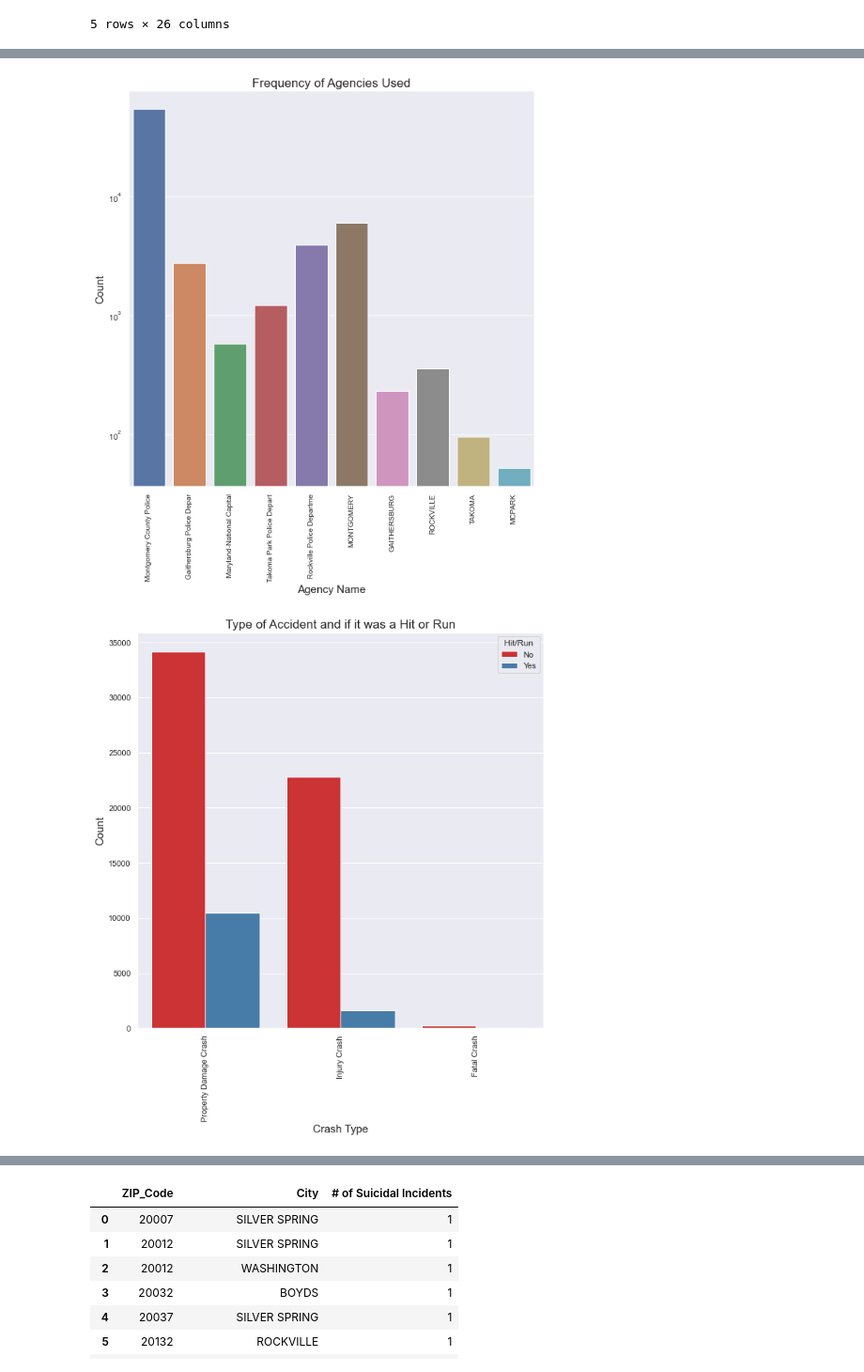
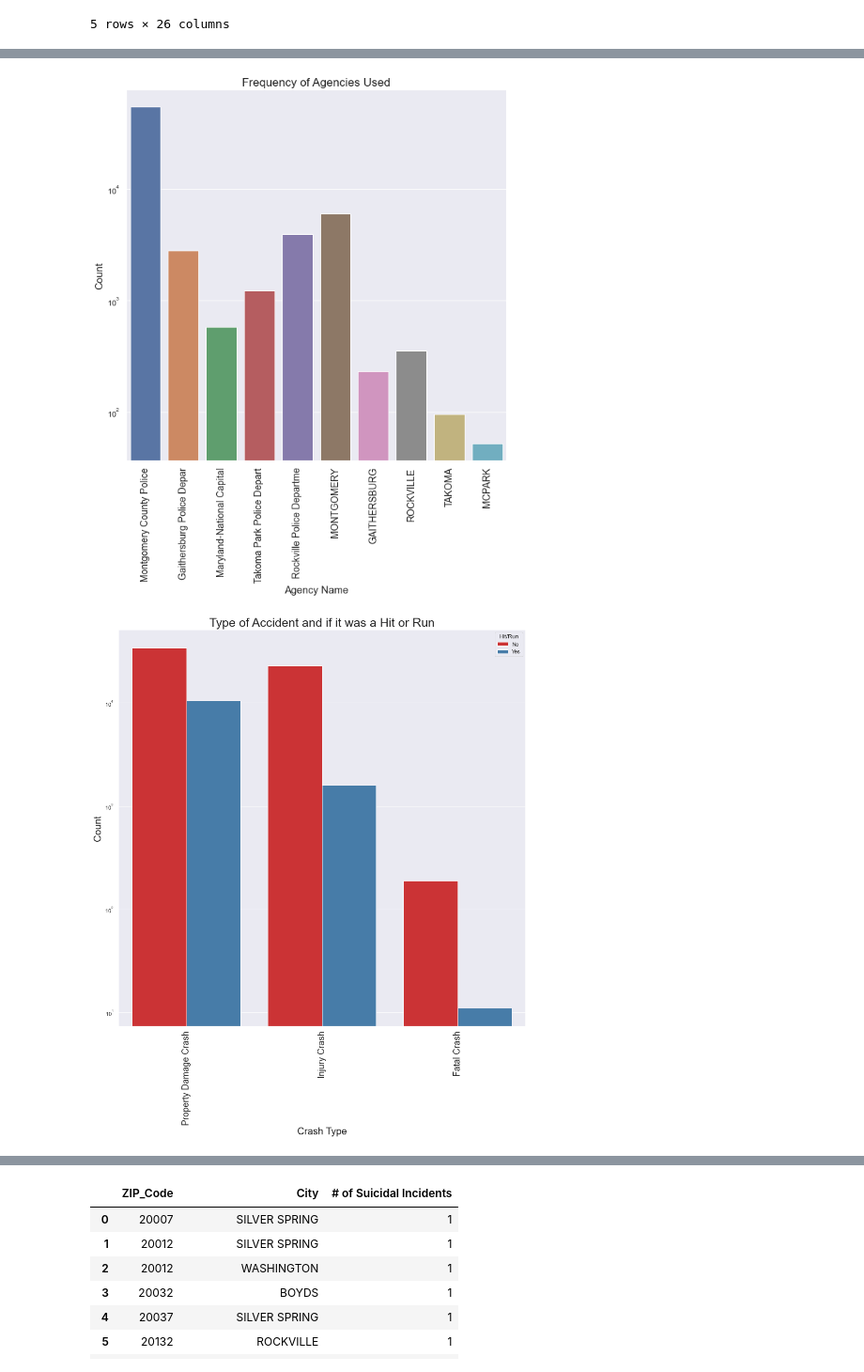
Before and after one commit to rohingarg/DATA205CAPSTONE, a Jupyter notebook: DATA205CAPSTONE.ipynb, the cells around one changed output, grey strips where cells are left out. Shown at 94% size. Saved outputs shown, nothing was run; the diff lists cells and outputs as text; code cells hidden in the pictures.

```diff
--- a/DATA205CAPSTONE.ipynb
+++ b/DATA205CAPSTONE.ipynb
@@ -104,12 +123,15 @@ plt.show()
 #Bar graph illustrating the frequncy of incidents in each city
 # Y-Axis is log-scaled
 
-sns.set(rc = {'figure.figsize': (10,10)})
-freq = sns.countplot(x = 'City', data = df_pdi)
-freq.set_xticklabels(freq.get_xticklabels(), rotation = 90, fontsize = 10.5)
+sns.set(rc = {'figure.figsize': (15,15)})
+freq = sns.countplot(x = 'City', data = df_pdi, palette = "GnBu")
+freq.set_xticklabels(freq.get_xticklabels(), rotation = 90, fontsize = 13.5)
 freq.set(yscale="log")
+freq.patches[3].set_facecolor('#FF726f')
+freq.patches[2].set_facecolor('#FF726f')
+freq.patches[6].set_facecolor('#FF726f')
 plt.title('Number of Incidents per City', fontsize = 18)
-plt.ylabel('Count', fontsize = 15)
-plt.xlabel('City', fontsize = 15)
+plt.ylabel('Count', fontsize = 17)
+plt.xlabel('City', fontsize = 17)
 plt.show()
 # %% [output]
@@ -164,7 +194,13 @@ See the caveats in the documentation: https://pandas.pydata.org/pandas-docs/stab
 # Boxplots showing the distribution of dispatch time in the three common cities
 # Y-Axis is log scaled
 
-ax = sns.boxplot(x='City', y='DispatchTime', data=common_dispatch)
+sns.set(rc = {'figure.figsize': (20,20)})
+ax = sns.boxplot(x='City', y='DispatchTime', data=common_dispatch, palette = "GnBu")
+ax.set_xticklabels(ax.get_xticklabels(), fontsize = 20)
+ax.set_yticklabels(ax.get_yticklabels(), fontsize = 15)
 ax.set(yscale = "log")
+plt.title('Distribution of Dispatch Time per City', fontsize = 22)
+plt.ylabel('Dispatch Time', fontsize = 22)
+plt.xlabel('City', fontsize = 22)
 plt.show()
 # %% [output]
@@ -187,28 +245,29 @@ anova_table
 # %%
 # Showing which agencies are most commonly used
 # Y-axis is log-scaled
 
 sns.set(rc = {'figure.figsize': (10,10)})
 freq = sns.countplot( x= 'Agency Name', data = df_cri)
-freq.set_xticklabels(freq.get_xticklabels(), rotation = 90, fontsize = 10)
+freq.set_xticklabels(freq.get_xticklabels(), rotation = 90, fontsize = 14freq.set(yscale="log")freq.set(yscale="log"))
 freq.set(yscale="log")
 plt.title('Frequency of Agencies Used', fontsize = 17)
 plt.ylabel('Count', fontsize = 15)
 plt.xlabel('Agency Name', fontsize = 15)
 plt.show()
 # %% [output]
-[figure, old version]
+[figure, new version]
 # %%
 # Determing wheter hit or runs are common for certain accidents
 
-sns.countplot(x = "ACRS Report Type", hue = "Hit/Run", data = df_cri, palette = "Set1")
-plt.xticks(rotation = 90)
-plt.title('Type of Accident and if it was a Hit or Run', fontsize = 17)
-plt.ylabel('Count', fontsize = 15)
-plt.xlabel('Crash Type', fontsize = 15)
+g = sns.countplot(x = "ACRS Report Type", hue = "Hit/Run", data = df_cri, palette = "Set1")
+g.set(yscale = "log")
+plt.xticks(rotation = 90, fontsize = 18)
+plt.title('Type of Accident and if it was a Hit or Run', fontsize = 25)
+plt.ylabel('Count', fontsize = 20)
+plt.xlabel('Crash Type', fontsize = 20)
 plt.show()
 # %% [output]
-[figure, old version]
+[figure, new version]
 # %%
 # Creating new dataframe called "suicides" only containing incidents related to suicide
 
```
Also changed, not shown: parts of 40 cells of this notebook.
